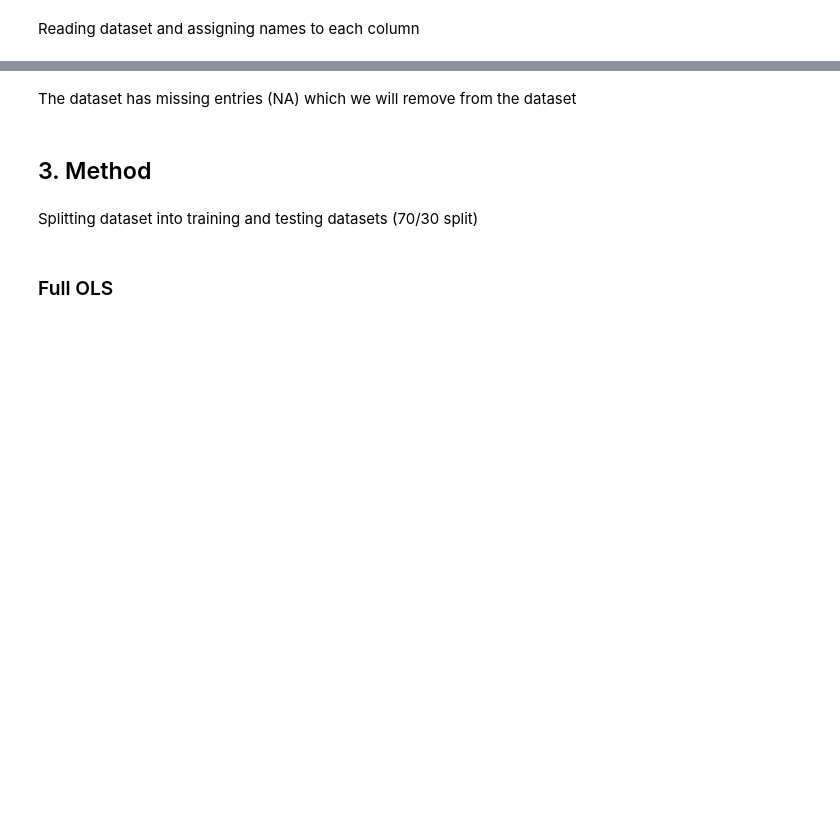
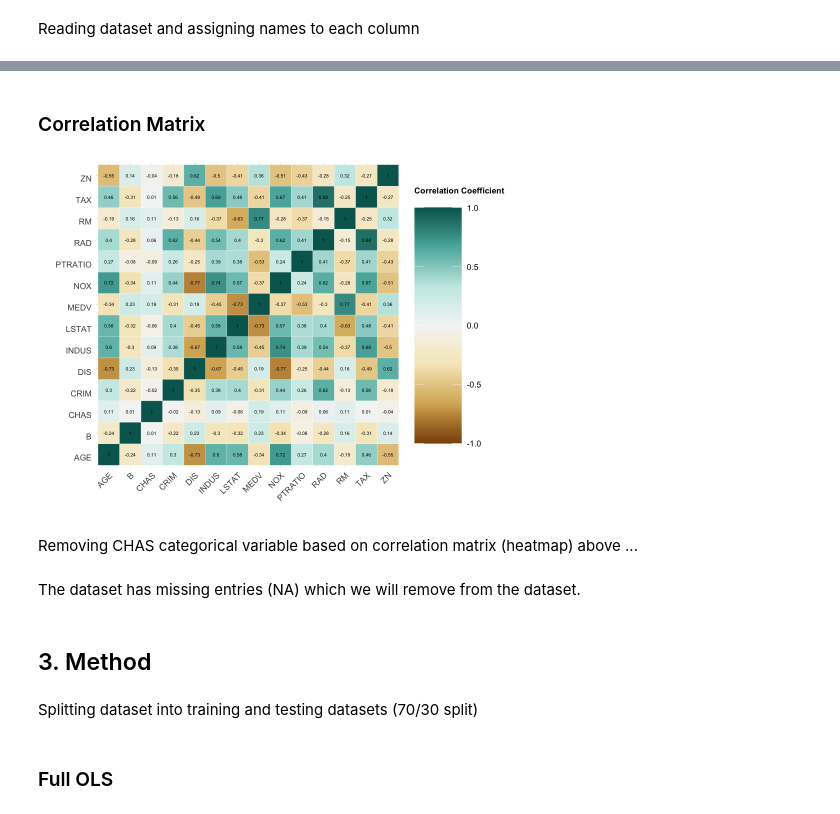
Before and after one commit to tanaytk21/stat301, a Jupyter notebook: Group_Project.ipynb, the cells around one changed output, grey strips where cells are left out. Saved outputs shown, nothing was run; the diff lists cells and outputs as text; code cells hidden in the pictures; blank space fills up the shorter version.

```diff
--- a/Group_Project.ipynb
+++ b/Group_Project.ipynb
@@ -81,0 +100,38 @@ A tibble: 6 × 13
+# %% [markdown]
+### Correlation Matrix
+# %%
+corr_mat <- boston_data %>%
+    cor(use="complete.obs") %>%
+    as.data.frame() %>%
+    rownames_to_column("var1") %>%
+    pivot_longer(-var1, names_to = "var2", values_to = "corr")
+
+plot_corr_mat <- corr_mat %>%
+    ggplot(aes(var1,var2)) +
+    geom_tile(aes(fill = corr), color = "white") +
+    scale_fill_distiller("Correlation Coefficient \n",
+    palette = "BrBG",
+    direction = 1, limits = c(-1, 1)
+  ) +
+  labs(x = "", y = "") +
+  theme_minimal() +
+  theme(
+    axis.text.x = element_text(
+      angle = 45, vjust = 1,
+      size = 10, hjust = 1
+    ),
+    axis.text.y = element_text(
+      vjust = 1,
+      size = 10, hjust = 1
+    ),
+    legend.title = element_text(size = 10, face = "bold"),
+    legend.text = element_text(size = 10),
+    legend.key.size = unit(2, "cm")
+  ) +
+  coord_fixed() +
+  geom_text(aes(var2, var1, label = round(corr, 2)), color = "black", size = 2)
+plot_corr_mat
+# %% [output]
+[figure, added]
+# %% [markdown]
+Removing CHAS categorical variable based on correlation matrix (heatmap) above ...
@@ -82,5 +140,5 @@ A tibble: 6 × 13
 # %% [markdown]
-The dataset has missing entries (NA) which we will remove from the dataset
+The dataset has missing entries (NA) which we will remove from the dataset.
 # %%
 boston_data <- na.omit(boston_data)
 # %% [markdown]
```
Also changed, not shown: parts of 29 cells of this notebook.
